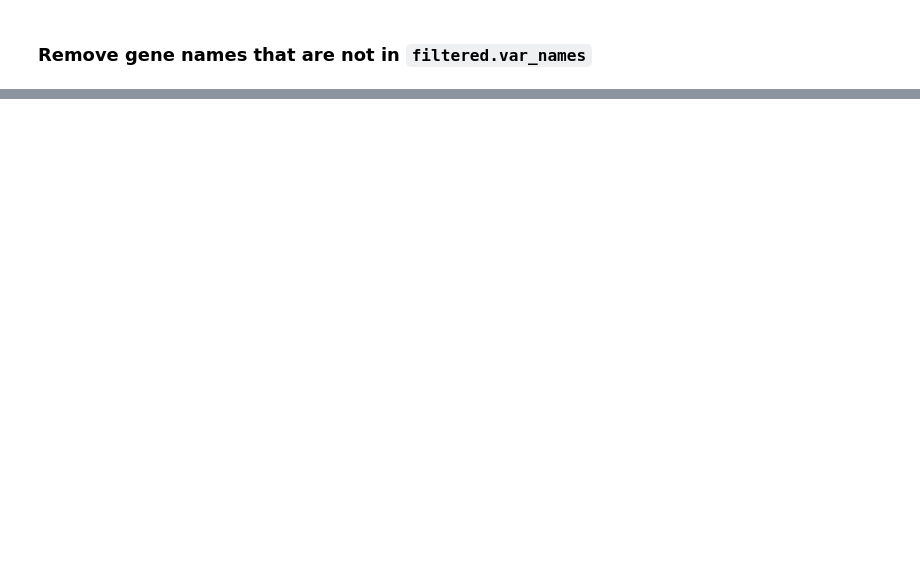
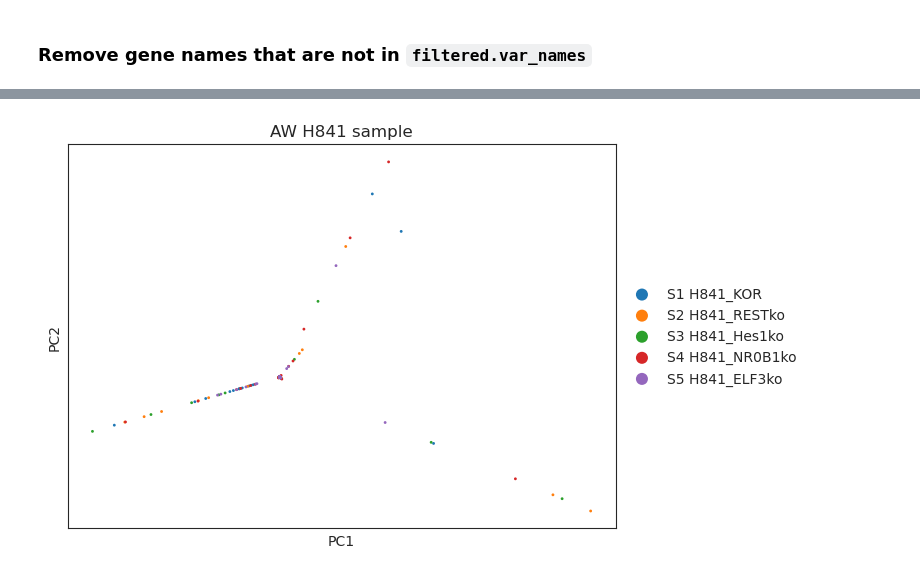
Before and after one commit to QuLab-VU/tempo_code, a Jupyter notebook: rna_seq/H841_MT_RP_filtered_analysis.ipynb, the cells around one changed output, grey strips where cells are left out. Cells and saved outputs as stored; diff of their text form; code cells hidden in the pictures; blank space fills up the shorter version.

Commit message:
Using archetype genes to look for variation in Clayton's ko H841 cells

```diff
--- a/rna_seq/H841_MT_RP_filtered_analysis.ipynb
+++ b/rna_seq/H841_MT_RP_filtered_analysis.ipynb
@@ -208,0 +192,3 @@ wooten_network_genes
+# %%
+subtype_gene_list.index = subtype_gene_list['Gene']
+subtype_gene_list = subtype_gene_list[['SCLC-A','SCLC-A2','SCLC-N','SCLC-P','SCLC-Y']]
@@ -227,0 +251,2 @@ var_group_labels: SCLC
+# %%
+in_data = [g  for g in subtype_gene_list.index if g in filtered.var_names]
@@ -227,0 +292,4 @@ var_group_labels: SCLC
+# %%
+filtered2 = filtered.copy()
+# %%
+filtered2 = filtered2[:,in_data]
@@ -227,0 +319,4 @@ var_group_labels: SCLC
+# %%
+sc.pl.scatter(filtered2, basis='pca',color='AW_H841_sample')
+# %% [output]
+[figure, added]
```
Also changed, not shown: parts of 17 cells of this notebook.
